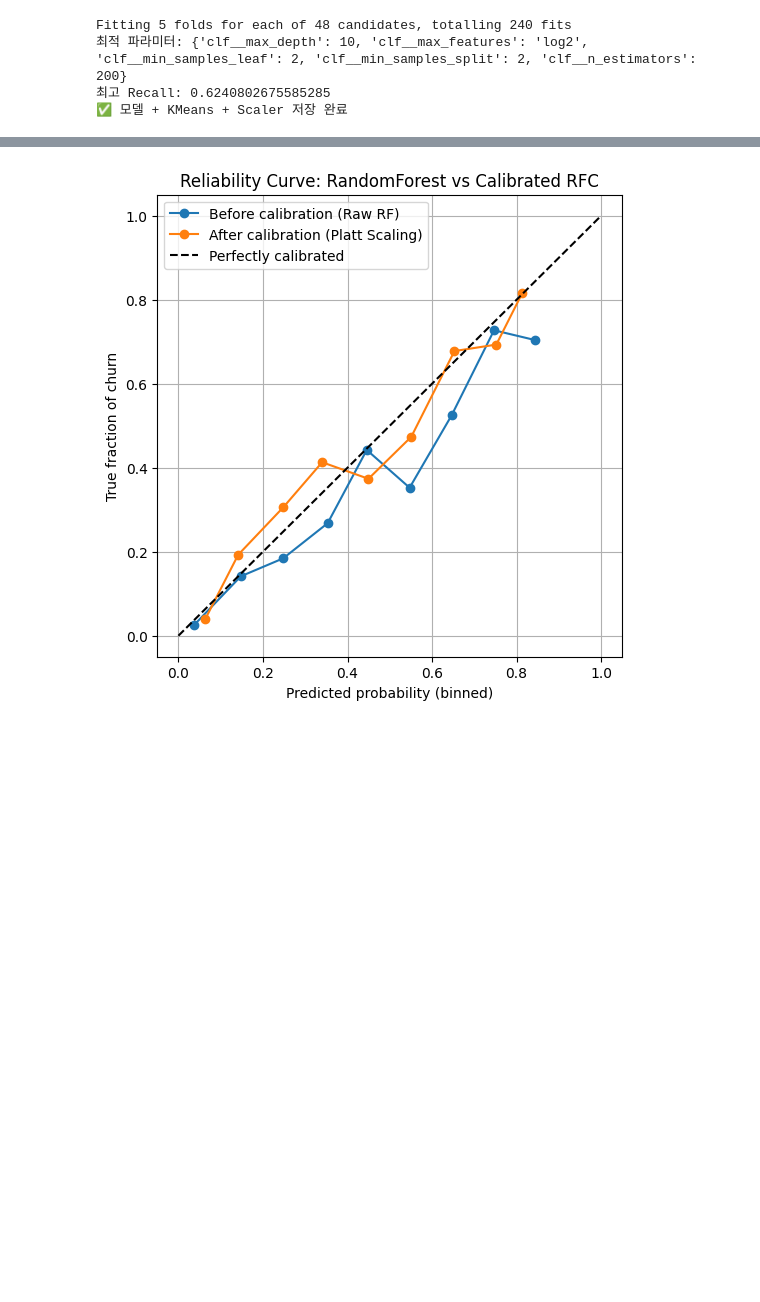
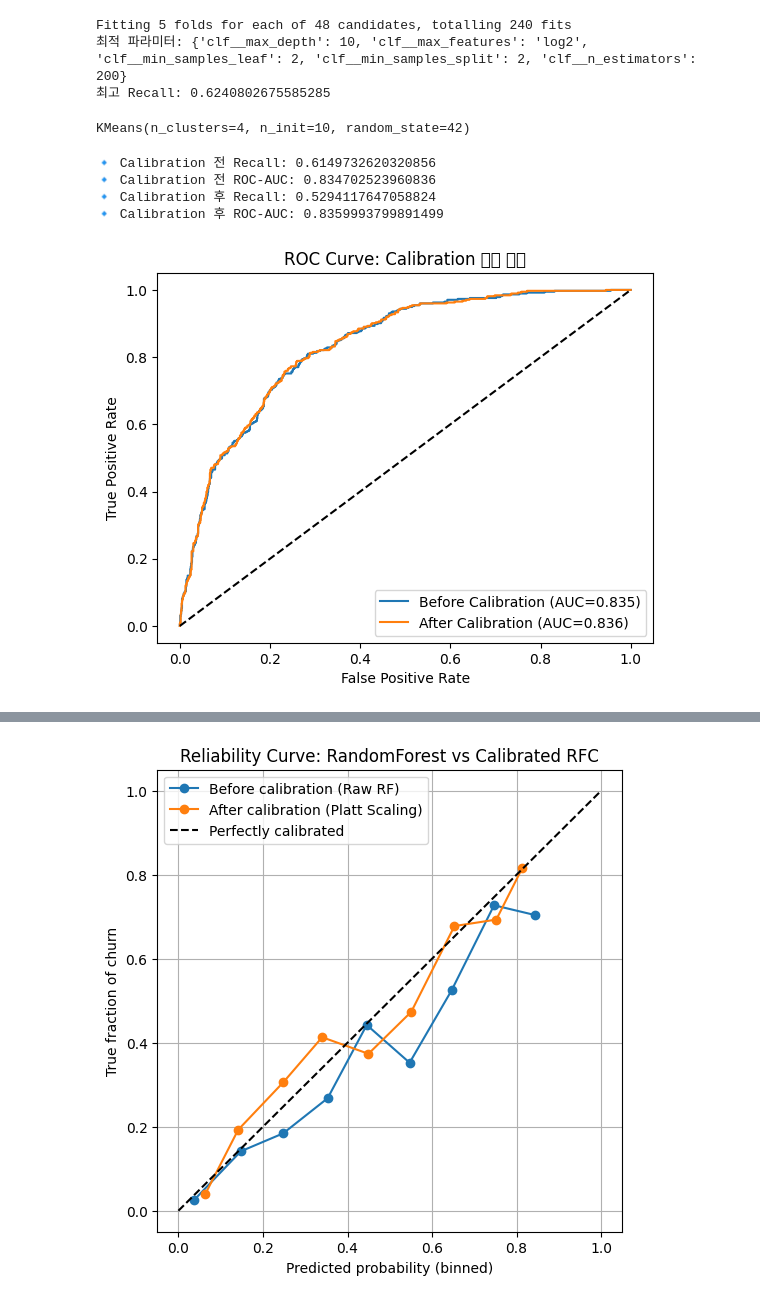
Before and after one commit to gracelee087/Retain_Flow_Automation-, a Jupyter notebook: notebook/pipeline_2808_StratifiedKFold_GridSearchCV.ipynb, the cells around one changed output, grey strips where cells are left out. Cells and saved outputs as stored; diff of their text form; code cells hidden in the pictures; blank space fills up the shorter version.

```diff
--- a/notebook/pipeline_2808_StratifiedKFold_GridSearchCV.ipynb
+++ b/notebook/pipeline_2808_StratifiedKFold_GridSearchCV.ipynb
@@ -117,21 +117,71 @@ kmeans.fit(X_scaled)
 # ---------------------------
 # 6. 저장 (모델 + 스케일러 + 클러스터러)
 # ---------------------------
-bundle = {
-    "model": calibrated_rfc,
-    "scaler": scaler,
-    "kmeans": kmeans
-}
+# bundle = {
+#     "model": calibrated_rfc,
+#     "scaler": scaler,
+#     "kmeans": kmeans
+# }
 
-with open("pipeline_customer_churn_model.pkl", "wb") as f:
-    cloudpickle.dump(bundle, f)
+# with open("pipeline_customer_churn_model.pkl", "wb") as f:
+#     cloudpickle.dump(bundle, f)
 
-print("✅ 모델 + KMeans + Scaler 저장 완료")
+# print("✅ 모델 + KMeans + Scaler 저장 완료")
 # %% [output]
 Fitting 5 folds for each of 48 candidates, totalling 240 fits
 최적 파라미터: {'clf__max_depth': 10, 'clf__max_features': 'log2', 'clf__min_samples_leaf': 2, 'clf__min_samples_split': 2, 'clf__n_estimators': 200}
 최고 Recall: 0.6240802675585285
-✅ 모델 + KMeans + Scaler 저장 완료
+KMeans(n_clusters=4, n_init=10, random_state=42)
+# %%
+from sklearn.metrics import recall_score, roc_auc_score, roc_curve, auc
+import matplotlib.pyplot as plt
+
+# 예측
+y_pred_before = best_pipeline.predict(X_test)
+y_prob_before = best_pipeline.predict_proba(X_test)[:, 1]
+
+# Recall
+recall_before = recall_score(y_test, y_pred_before)
+print("🔹 Calibration 전 Recall:", recall_before)
+
+# ROC-AUC
+roc_auc_before = roc_auc_score(y_test, y_prob_before)
+print("🔹 Calibration 전 ROC-AUC:", roc_auc_before)
+
+# ROC Curve 시각화
+fpr_before, tpr_before, _ = roc_curve(y_test, y_prob_before)
+plt.plot(fpr_before, tpr_before, label=f'Before Calibration (AUC={roc_auc_before:.3f})')
+
+
+# 예측
+y_pred_after = calibrated_rfc.predict(X_test)
+y_prob_after = calibrated_rfc.predict_proba(X_test)[:, 1]
+
+# Recall
+recall_after = recall_score(y_test, y_pred_after)
+print("🔹 Calibration 후 Recall:", recall_after)
+
+# ROC-AUC
+roc_auc_after = roc_auc_score(y_test, y_prob_after)
+print("🔹 Calibration 후 ROC-AUC:", roc_auc_after)
+
+# ROC Curve 시각화
+fpr_after, tpr_after, _ = roc_curve(y_test, y_prob_after)
+plt.plot(fpr_after, tpr_after, label=f'After Calibration (AUC={roc_auc_after:.3f})')
+
+# 그래프 옵션
+plt.plot([0, 1], [0, 1], 'k--')  # 대각선
+plt.xlabel("False Positive Rate")
+plt.ylabel("True Positive Rate")
+plt.title("ROC Curve: Calibration 전후 비교")
+plt.legend()
+plt.show()
+# %% [output]
+🔹 Calibration 전 Recall: 0.6149732620320856
+🔹 Calibration 전 ROC-AUC: 0.834702523960836
+🔹 Calibration 후 Recall: 0.5294117647058824
+🔹 Calibration 후 ROC-AUC: 0.8359993799891499
+[figure, added]
 # %%
 # ---------------------------
 # 라이브러리
```
Also changed, not shown: parts of 3 cells of this notebook, 1 other file.
